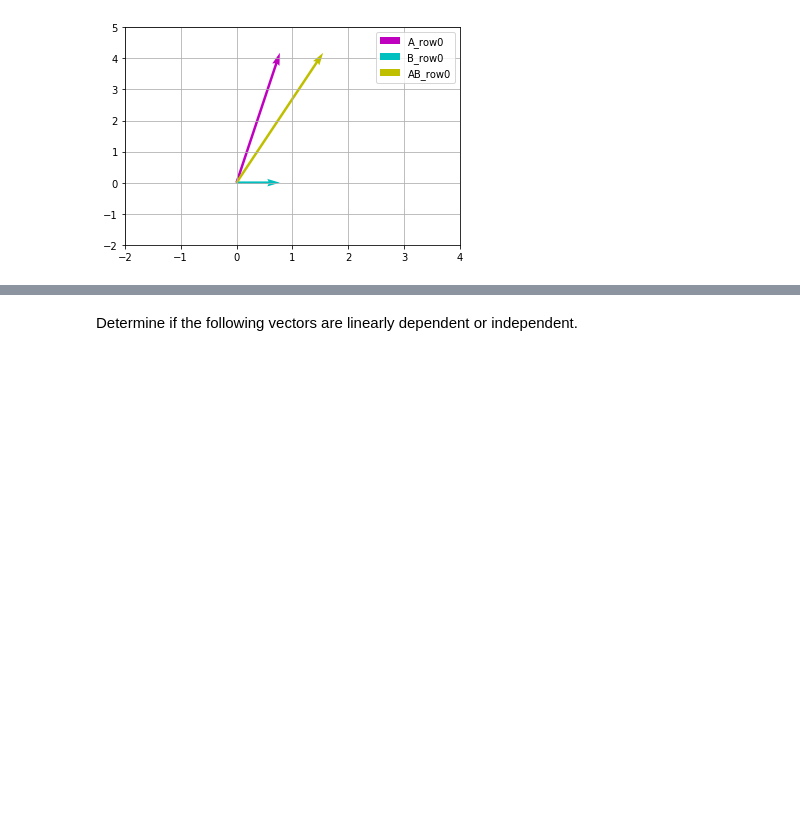
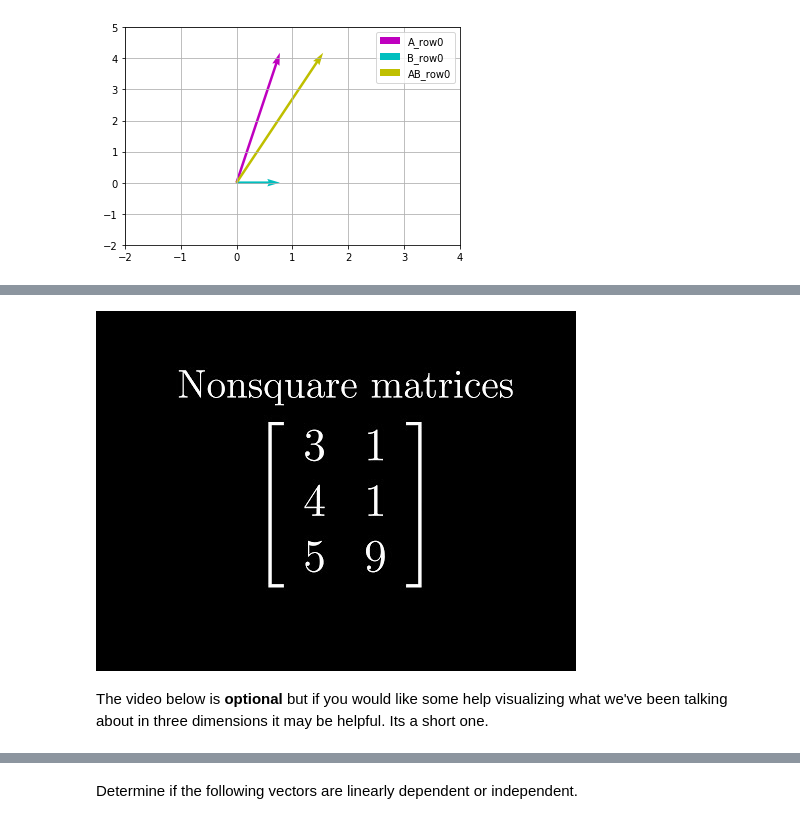
Before and after one commit to fuzzy-tribble/data_science_foundations, a Jupyter notebook: linear_algebra_foundations.ipynb, the cells around one changed output, grey strips where cells are left out. Saved outputs shown, nothing was run; the diff lists cells and outputs as text; code cells hidden in the pictures; blank space fills up the shorter version.

```diff
--- a/linear_algebra_foundations.ipynb
+++ b/linear_algebra_foundations.ipynb
@@ -494,0 +393,8 @@ YouTubeVideo("rHLEWRxRGiM", width=600, height=350, start=0)
+# %%
+# Video: Transformations between dimensions
+# https://www.youtube.com/watch?v=v8VSDg_WQlA&list=PLZHQObOWTQDPD3MizzM2xVFitgF8hE_ab&index=9&t=0s
+YouTubeVideo("v8VSDg_WQlA", width=600, height=350, start=0)
+# %% [output]
+[figure, added]
+# %% [markdown]
+The video below is **optional** but if you would like some help visualizing what we've been talking about in three dimensions it may be helpful. Its a short one.
```
Also changed, not shown: parts of 145 cells of this notebook, 2 other files.
